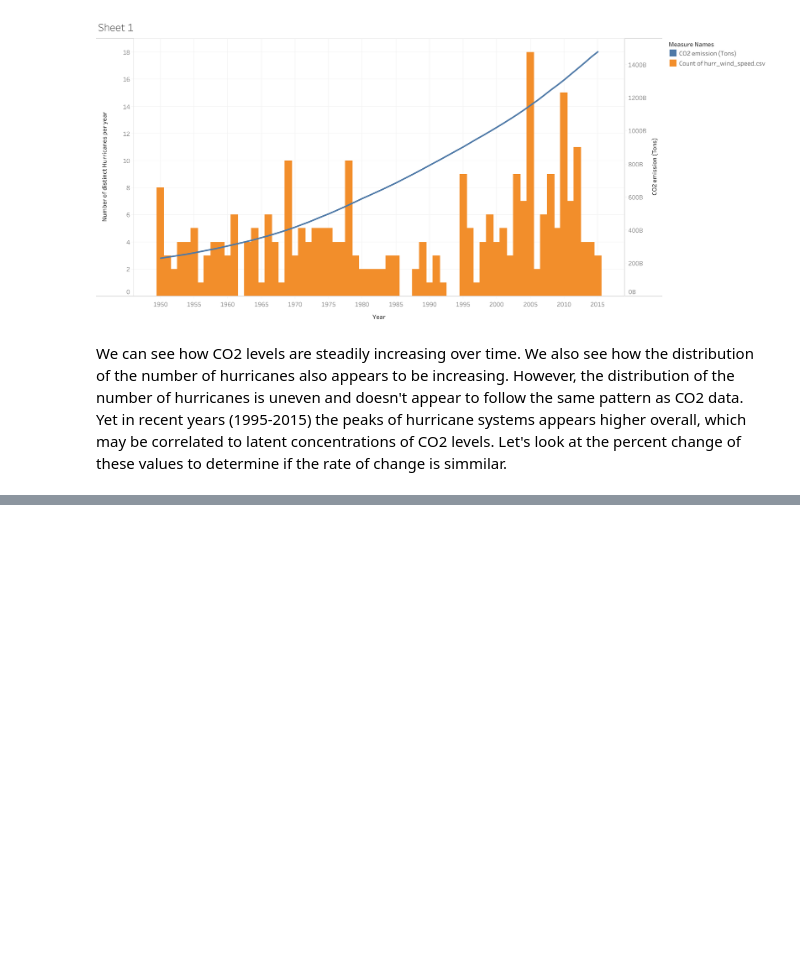
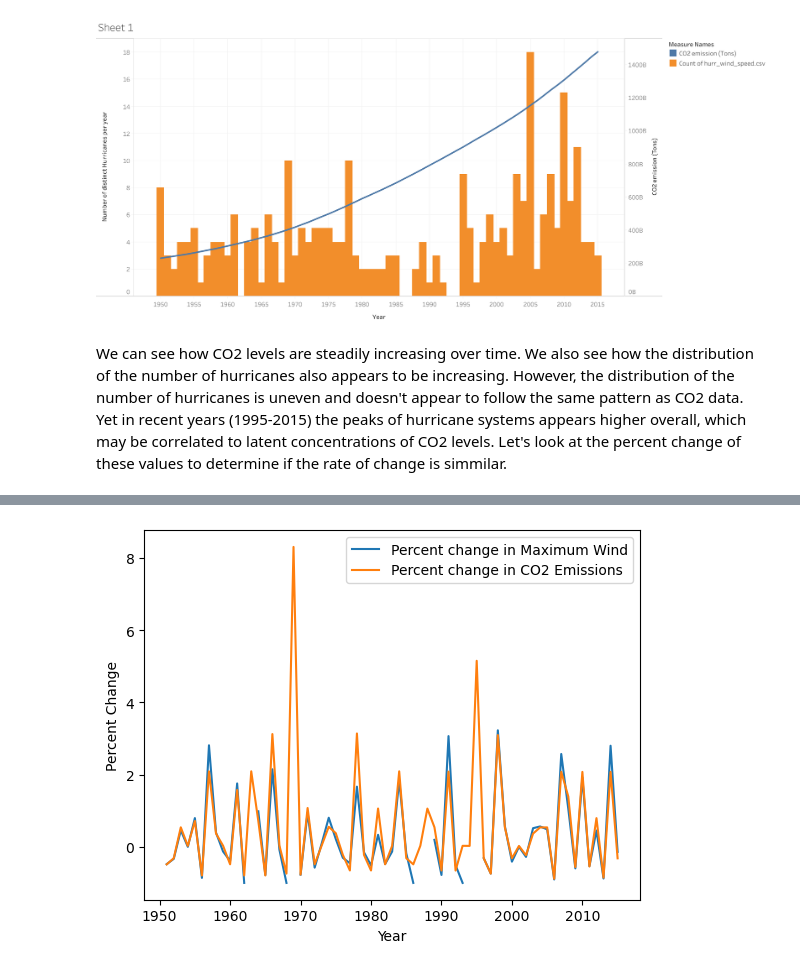
Before and after one commit to DanielBrechner/hurrdat_co2, a Jupyter notebook: atlantic_hurricanes.ipynb, the cells around one changed output, grey strips where cells are left out. Drawn from its saved outputs; the diff is of its cells as text; code cells hidden in the pictures; blank space fills up the shorter version.

Commit message:
percent change graphs

```diff
--- a/atlantic_hurricanes.ipynb
+++ b/atlantic_hurricanes.ipynb
@@ -391,0 +394,5 @@ We can see how CO2 levels are steadily increasing over time. We also see how the
+# %%
+emissions_by_year = merged_df.groupby('Year')['CO2 emission (Tons)'].sum()
+percent_change = emissions_by_year.pct_change()
+percent_change = percent_change.dropna()
+percent_change.head()
@@ -391,0 +407,5 @@ We can see how CO2 levels are steadily increasing over time. We also see how the
+# %%
+hurr_by_year = merged_df.groupby('Year')['Maximum Wind'].sum()
+percent_change_hurr = hurr_by_year.pct_change()
+percent_change_hurr = percent_change_hurr.dropna()
+percent_change_hurr.head()
@@ -391,0 +420,9 @@ We can see how CO2 levels are steadily increasing over time. We also see how the
+# %%
+plt.plot(percent_change_hurr.index, percent_change_hurr.values, label='Percent change in Maximum Wind')
+plt.plot(percent_change.index, percent_change.values, label='Percent change in CO2 Emissions')
+plt.legend()
+plt.xlabel('Year')
+plt.ylabel('Percent Change')
+plt.show()
+# %% [output]
+[figure, added]
```
Also changed, not shown: parts of 6 cells of this notebook.
